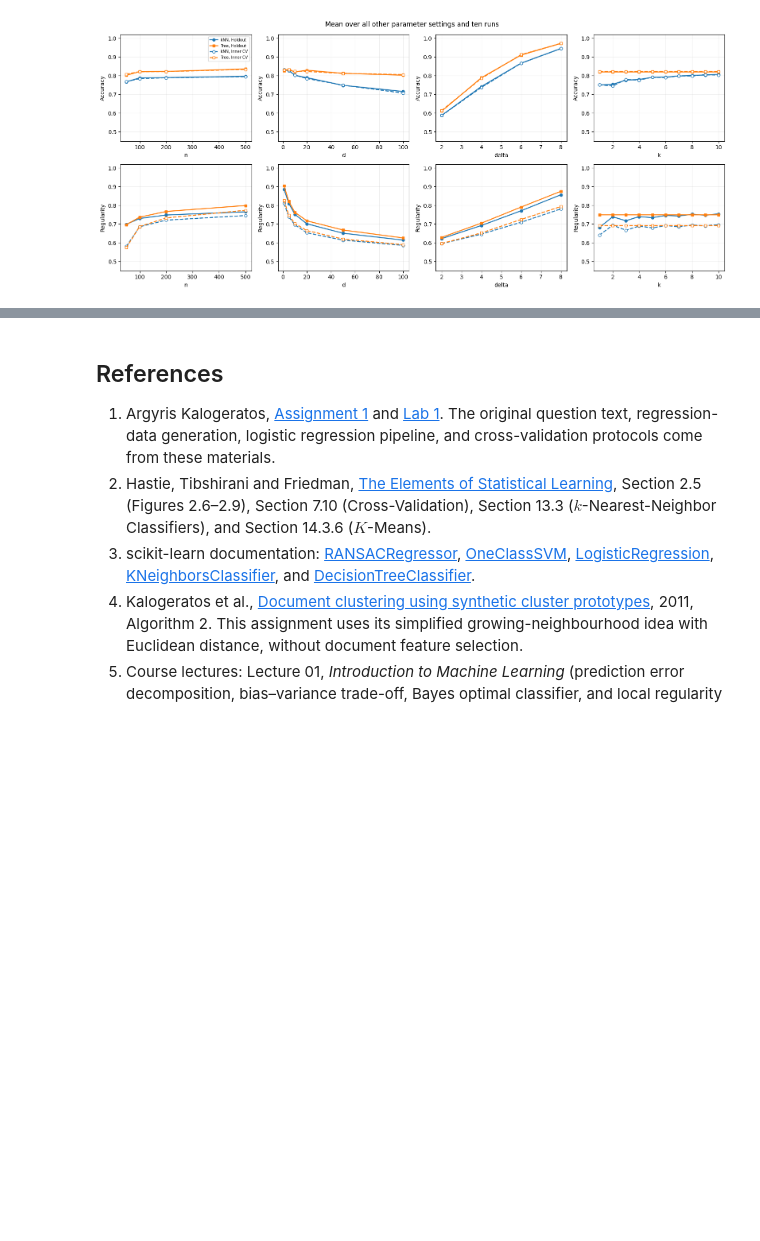
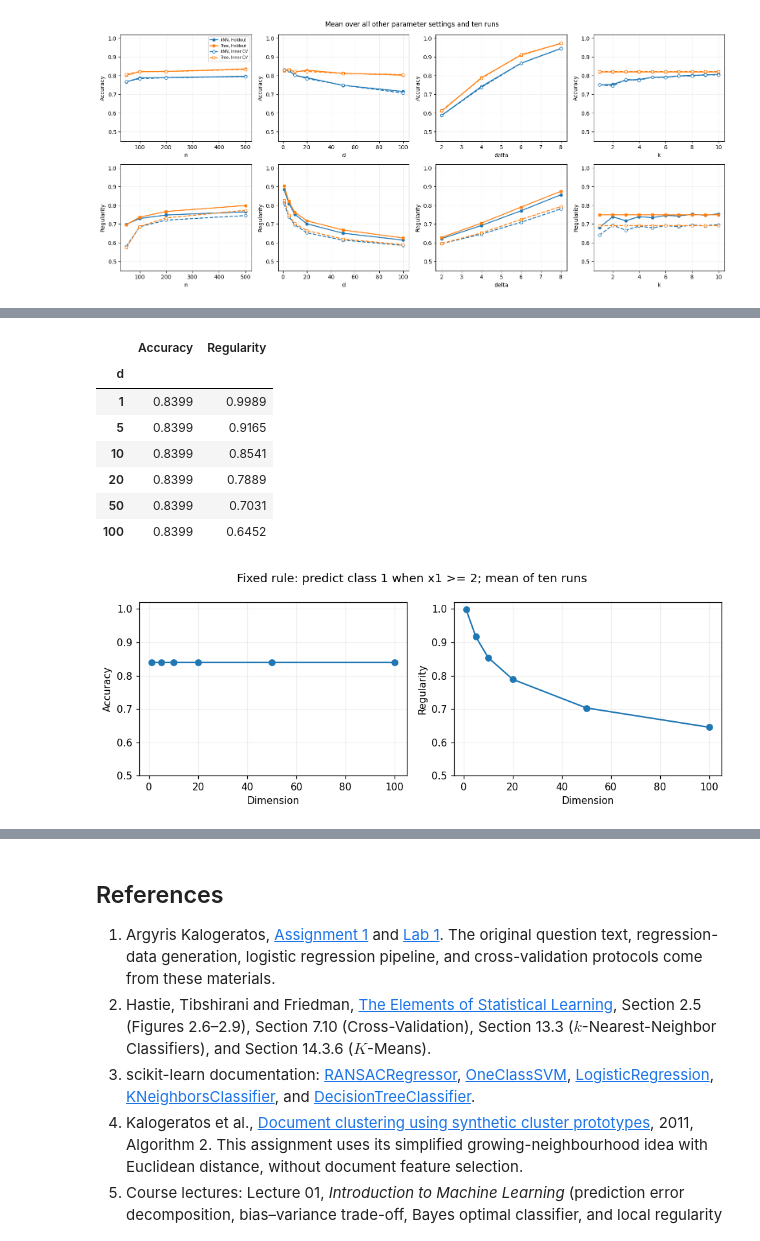
Before and after one commit to hibouwu/CHPS, a Jupyter notebook: M2/DA/Exercises/Assignment1/SHI_Jianye_Assignment1_v2/SHI_Jianye_Assignment1_v2.ipynb, the cells around one changed output, grey strips where cells are left out. Cells and saved outputs as stored; diff of their text form; code cells hidden in the pictures; blank space fills up the shorter version.

```diff
--- a/M2/DA/Exercises/Assignment1/SHI_Jianye_Assignment1_v2/SHI_Jianye_Assignment1_v2.ipynb
+++ b/M2/DA/Exercises/Assignment1/SHI_Jianye_Assignment1_v2/SHI_Jianye_Assignment1_v2.ipynb
@@ -1335,0 +1341,35 @@ Inner-CV regularity is lower partly because validation folds are smaller: five n
+# %%
+# Keep the signal, labels and predictions identical across dimensions in each run.
+# Only the distance used by Regularity gains irrelevant coordinates.
+fixed_rows = []
+for fixed_run in range(10):
+    fixed_rng = np.random.default_rng(700 + fixed_run)
+    fixed_y = np.repeat([0, 1], 500)
+    fixed_x1 = fixed_rng.normal(4 * fixed_y, 2)
+    fixed_noise = fixed_rng.normal(0, 2, (1000, 99))
+    fixed_prediction = (fixed_x1 >= 2).astype(int)
+    for fixed_d in [1, 5, 10, 20, 50, 100]:
+        fixed_X = np.column_stack([fixed_x1, fixed_noise[:, :fixed_d - 1]])
+        fixed_rows.append([fixed_run, fixed_d,
+                           accuracy_score(fixed_y, fixed_prediction),
+                           Regularity(fixed_X, fixed_prediction, q=5)])
+fixed_results = pd.DataFrame(fixed_rows, columns=['Run', 'd', 'Accuracy', 'Regularity'])
+fixed_summary = fixed_results.groupby('d')[['Accuracy', 'Regularity']].mean()
+display(fixed_summary)
+fig, fixed_axes = plt.subplots(1, 2, figsize=(9, 3.5))
+for fixed_ax, fixed_metric in zip(fixed_axes, ['Accuracy', 'Regularity']):
+    fixed_ax.plot(fixed_summary.index, fixed_summary[fixed_metric], 'o-')
+    fixed_ax.set(xlabel='Dimension', ylabel=fixed_metric, ylim=(0.5, 1.02))
+fig.suptitle('Fixed rule: predict class 1 when x1 >= 2; mean of ten runs')
+plt.tight_layout()
+plt.show()
+# %% [output]
+|  | Accuracy | Regularity |
+| d |  |  |
+| 1 | 0.8399 | 0.9989 |
+| 5 | 0.8399 | 0.9165 |
+| 10 | 0.8399 | 0.8541 |
+| 20 | 0.8399 | 0.7889 |
+| 50 | 0.8399 | 0.7031 |
+| 100 | 0.8399 | 0.6452 |
+[figure, added]
```
Also changed, not shown: parts of 39 cells of this notebook, 57 other files.
